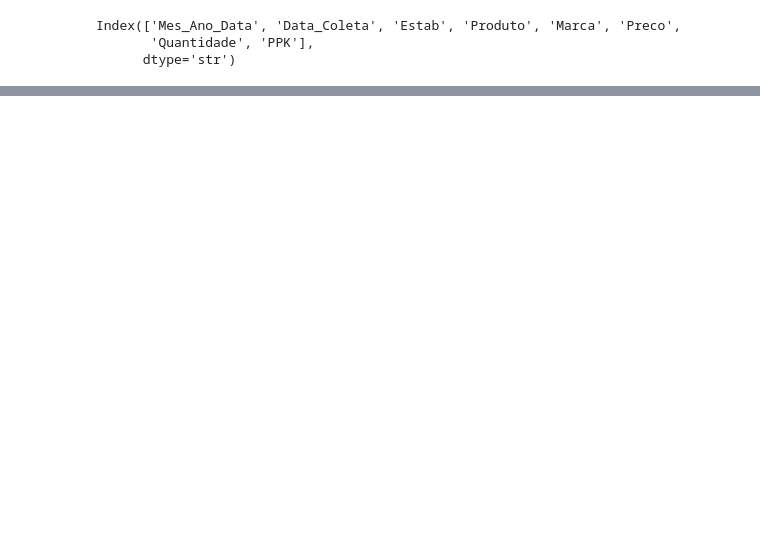
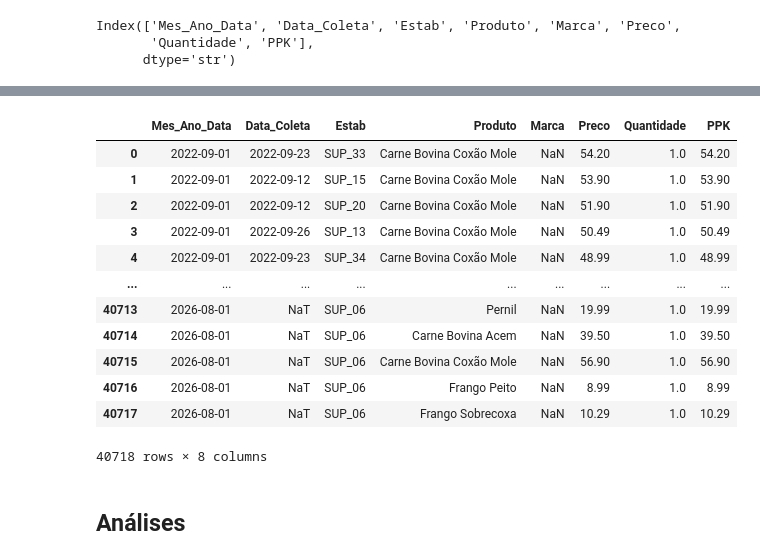
Before and after one commit to Teus-Andrezana/dados_cesta_basica, a Jupyter notebook: main.ipynb, the cells around one changed output, grey strips where cells are left out. Saved outputs shown, nothing was run; the diff lists cells and outputs as text; code cells hidden in the pictures; blank space fills up the shorter version.

```diff
--- a/main.ipynb
+++ b/main.ipynb
@@ -19,3 +70,21 @@ Index(['Mes_Ano_Data', 'Data_Coleta', 'Estab', 'Produto', 'Marca', 'Preco',
+# %%
+df
+# %% [output]
+|  | Mes_Ano_Data | Data_Coleta | Estab | Produto | Marca | Preco | Quantidade | PPK |
+| 0 | 2022-09-01 | 2022-09-23 | SUP_33 | Carne Bovina Coxão Mole | NaN | 54.20 | 1.0 | 54.20 |
+| 1 | 2022-09-01 | 2022-09-12 | SUP_15 | Carne Bovina Coxão Mole | NaN | 53.90 | 1.0 | 53.90 |
+| 2 | 2022-09-01 | 2022-09-12 | SUP_20 | Carne Bovina Coxão Mole | NaN | 51.90 | 1.0 | 51.90 |
+| 3 | 2022-09-01 | 2022-09-26 | SUP_13 | Carne Bovina Coxão Mole | NaN | 50.49 | 1.0 | 50.49 |
+| 4 | 2022-09-01 | 2022-09-23 | SUP_34 | Carne Bovina Coxão Mole | NaN | 48.99 | 1.0 | 48.99 |
+| ... | ... | ... | ... | ... | ... | ... | ... | ... |
+| 40713 | 2026-08-01 | NaT | SUP_06 | Pernil | NaN | 19.99 | 1.0 | 19.99 |
+| 40714 | 2026-08-01 | NaT | SUP_06 | Carne Bovina Acem | NaN | 39.50 | 1.0 | 39.50 |
+| 40715 | 2026-08-01 | NaT | SUP_06 | Carne Bovina Coxão Mole | NaN | 56.90 | 1.0 | 56.90 |
+| 40716 | 2026-08-01 | NaT | SUP_06 | Frango Peito | NaN | 8.99 | 1.0 | 8.99 |
+| 40717 | 2026-08-01 | NaT | SUP_06 | Frango Sobrecoxa | NaN | 10.29 | 1.0 | 10.29 |
+40718 rows × 8 columns
+# %% [markdown]
+## Análises
 # %%
 df_cafe = df[df['Produto'] == 'Café']
 df_cafe = df_cafe.sort_values('Mes_Ano_Data')
```
Also changed, not shown: parts of 13 cells of this notebook, 1 other file.
